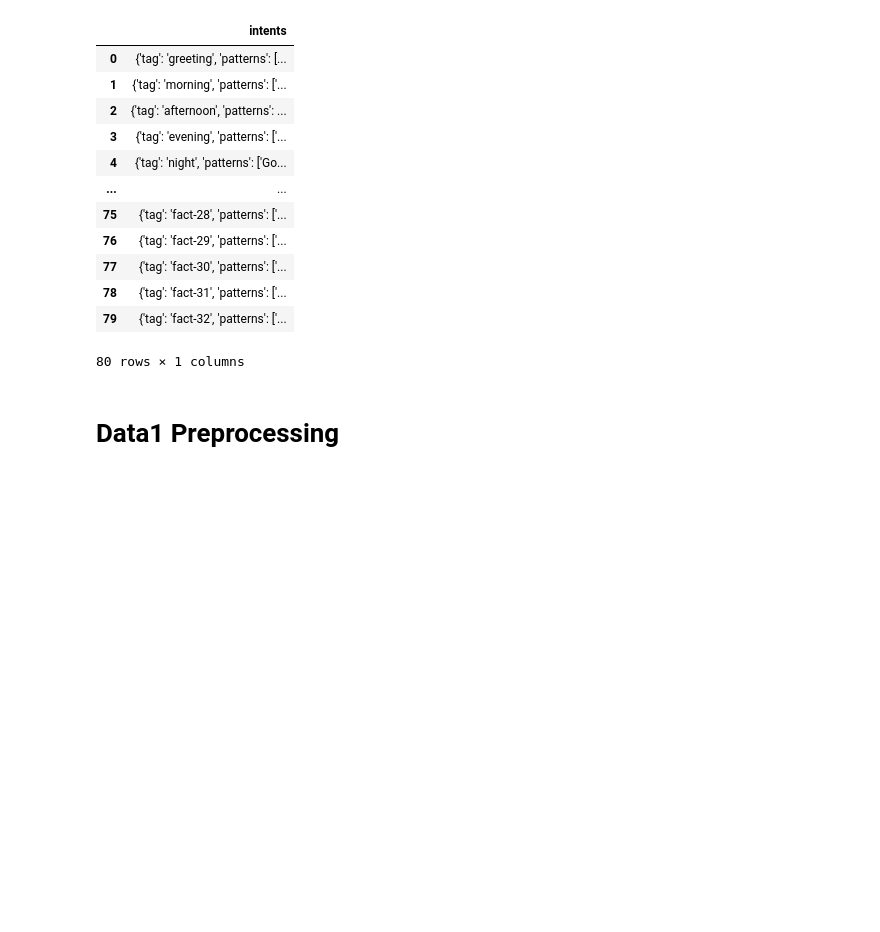
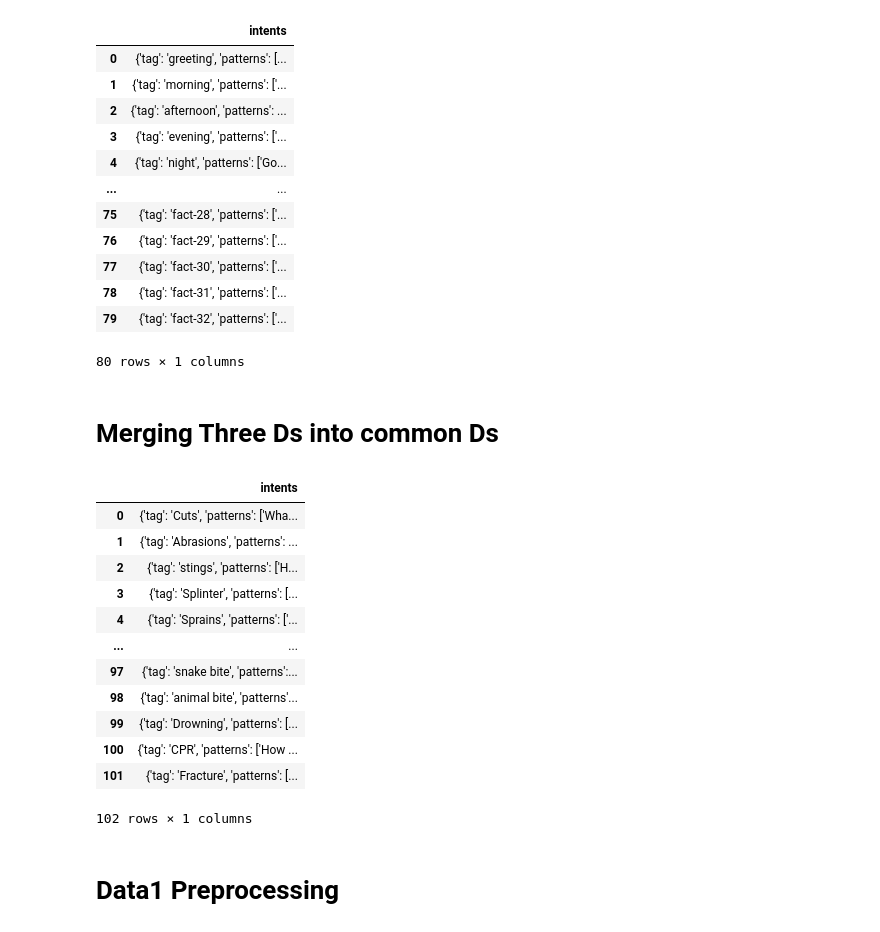
Before and after one commit to alibelhrak/RNN_Medical_Chatbot, a Jupyter notebook: RNN_Healthcare_chatbot.ipynb, the cells around one changed output. Cells and saved outputs as stored; diff of their text form; code cells hidden in the pictures; blank space fills up the shorter version.

```diff
--- a/RNN_Healthcare_chatbot.ipynb
+++ b/RNN_Healthcare_chatbot.ipynb
@@ -160,6 +160,64 @@ menatal_health_data
 | 78 | {'tag': 'fact-31', 'patterns': ['... |
 | 79 | {'tag': 'fact-32', 'patterns': ['... |
 80 rows × 1 columns
+# %% [markdown]
+# Merging Three Ds into common Ds
+# %%
+import json
+from pathlib import Path
+
+path1 = Path("/content/dataset-for-medicalrelated-chatbots/intents.json")
+path2 = Path("/content/health-care-dataset/intents1.json")
+path3 = Path("/content/mental-health-dataset/KB.json")
+
+merged_intents = []
+
+with open(path1, 'r') as f:
+    data = json.load(f)
+    merged_intents.extend(data.get("intents", []))
+
+with open(path2, 'r') as f:
+    data = json.load(f)
+    merged_intents.extend(data.get("intents", []))
+
+with open(path3, 'r') as f:
+    kb_data = json.load(f)
+    fact_id = 0
+    for entry in kb_data:
+        if isinstance(entry, str):
+            try:
+                entry = json.loads(entry)
+            except:
+                continue
+        if isinstance(entry, dict):
+            question = entry.get("Question")
+            answer = entry.get("Answer")
+            if question and answer:
+                merged_intents.append({
+                    "tag": f"fact-{fact_id}",
+                    "patterns": [question],
+                    "responses": [answer]
+                })
+                fact_id += 1
+
+df = pd.DataFrame({"intents": merged_intents})
+df.to_csv("merged_intents_column.csv", index=True)
+# %%
+df
+# %% [output]
+|  | intents |
+| 0 | {'tag': 'Cuts', 'patterns': ['Wha... |
+| 1 | {'tag': 'Abrasions', 'patterns': ... |
+| 2 | {'tag': 'stings', 'patterns': ['H... |
+| 3 | {'tag': 'Splinter', 'patterns': [... |
+| 4 | {'tag': 'Sprains', 'patterns': ['... |
+| ... | ... |
+| 97 | {'tag': 'snake bite', 'patterns':... |
+| 98 | {'tag': 'animal bite', 'patterns'... |
+| 99 | {'tag': 'Drowning', 'patterns': [... |
+| 100 | {'tag': 'CPR', 'patterns': ['How ... |
+| 101 | {'tag': 'Fracture', 'patterns': [... |
+102 rows × 1 columns
 # %% [markdown]
 # Data1 Preprocessing
 # %%
```
Also changed, not shown: parts of 4 cells of this notebook.
